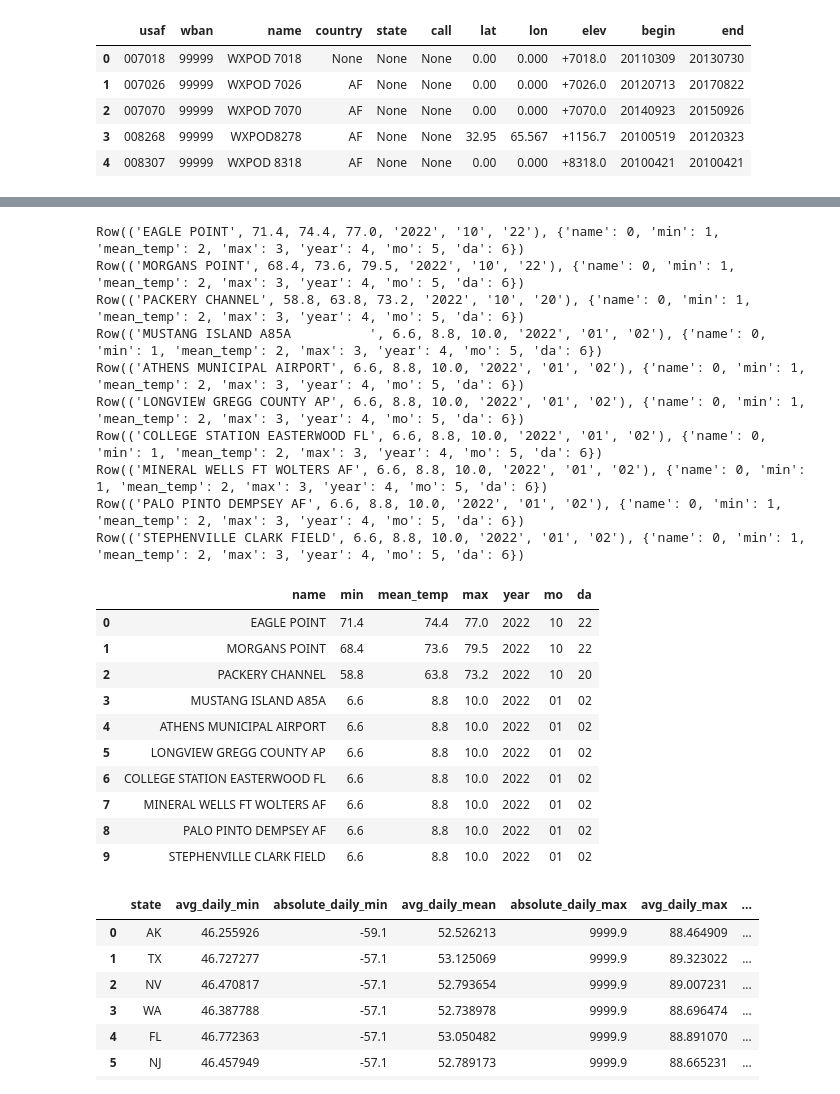
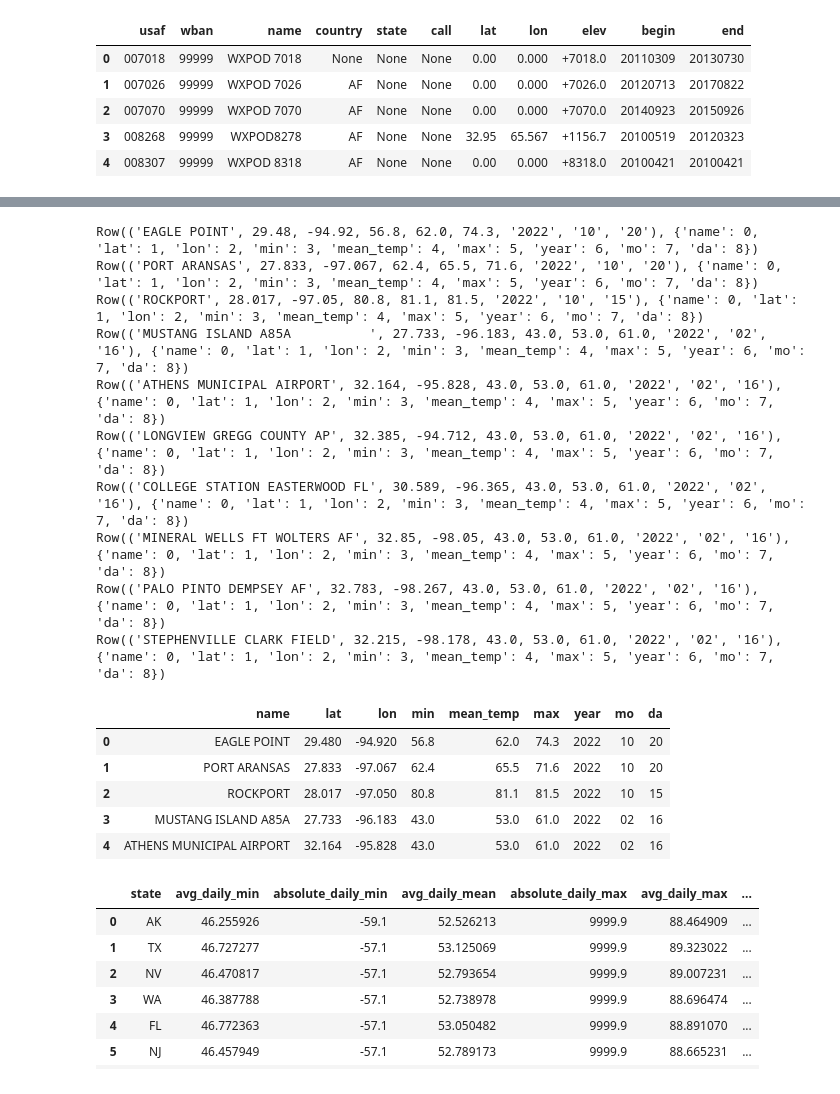
Before and after one commit to TechMax14/Project-3, a Jupyter notebook: prototypes/noaa-dataset-with-google-bigquery.ipynb, the cells around one changed output, grey strips where cells are left out. Drawn from its saved outputs; the diff is of its cells as text; code cells hidden in the pictures.

Commit message:
adding some additional queries to jupyter notebook testing performance; added example data files

```diff
--- a/prototypes/noaa-dataset-with-google-bigquery.ipynb
+++ b/prototypes/noaa-dataset-with-google-bigquery.ipynb
@@ -206,7 +206,7 @@ Row(('A05735', 68.9, 79.3, 91.9, '2022', '08', '26'), {'stn': 0, 'min': 1, 'mean
 # %%
 # Perform a query that pulls data from both the measurement and stations table
 QUERY4 = (
-    'SELECT s.name, g.min, g.temp AS mean_temp, g.max, g.year, g.mo, g.da FROM `bigquery-public-data.noaa_gsod.gsod2022` AS g '
+    'SELECT s.name, s.lat, s.lon, g.min, g.temp AS mean_temp, g.max, g.year, g.mo, g.da FROM `bigquery-public-data.noaa_gsod.gsod2022` AS g '
     'INNER JOIN `bigquery-public-data.noaa_gsod.stations` AS s ON g.stn = s.usaf '
     'WHERE s.country = "US" AND s.state = "TX" '
     'LIMIT 10')
@@ -216,31 +216,32 @@ tx_measurement_and_station_data = query_job4.result()  # Waits for query to fini
 for row in tx_measurement_and_station_data:
     print(row)
 # %% [output]
-Row(('EAGLE POINT', 71.4, 74.4, 77.0, '2022', '10', '22'), {'name': 0, 'min': 1, 'mean_temp': 2, 'max': 3, 'year': 4, 'mo': 5, 'da': 6})
-Row(('MORGANS POINT', 68.4, 73.6, 79.5, '2022', '10', '22'), {'name': 0, 'min': 1, 'mean_temp': 2, 'max': 3, 'year': 4, 'mo': 5, 'da': 6})
-Row(('PACKERY CHANNEL', 58.8, 63.8, 73.2, '2022', '10', '20'), {'name': 0, 'min': 1, 'mean_temp': 2, 'max': 3, 'year': 4, 'mo': 5, 'da': 6})
-Row(('MUSTANG ISLAND A85A          ', 6.6, 8.8, 10.0, '2022', '01', '02'), {'name': 0, 'min': 1, 'mean_temp': 2, 'max': 3, 'year': 4, 'mo': 5, 'da': 6})
-Row(('ATHENS MUNICIPAL AIRPORT', 6.6, 8.8, 10.0, '2022', '01', '02'), {'name': 0, 'min': 1, 'mean_temp': 2, 'max': 3, 'year': 4, 'mo': 5, 'da': 6})
-Row(('LONGVIEW GREGG COUNTY AP', 6.6, 8.8, 10.0, '2022', '01', '02'), {'name': 0, 'min': 1, 'mean_temp': 2, 'max': 3, 'year': 4, 'mo': 5, 'da': 6})
-Row(('COLLEGE STATION EASTERWOOD FL', 6.6, 8.8, 10.0, '2022', '01', '02'), {'name': 0, 'min': 1, 'mean_temp': 2, 'max': 3, 'year': 4, 'mo': 5, 'da': 6})
-Row(('MINERAL WELLS FT WOLTERS AF', 6.6, 8.8, 10.0, '2022', '01', '02'), {'name': 0, 'min': 1, 'mean_temp': 2, 'max': 3, 'year': 4, 'mo': 5, 'da': 6})
-Row(('PALO PINTO DEMPSEY AF', 6.6, 8.8, 10.0, '2022', '01', '02'), {'name': 0, 'min': 1, 'mean_temp': 2, 'max': 3, 'year': 4, 'mo': 5, 'da': 6})
-Row(('STEPHENVILLE CLARK FIELD', 6.6, 8.8, 10.0, '2022', '01', '02'), {'name': 0, 'min': 1, 'mean_temp': 2, 'max': 3, 'year': 4, 'mo': 5, 'da': 6})
+Row(('EAGLE POINT', 29.48, -94.92, 56.8, 62.0, 74.3, '2022', '10', '20'), {'name': 0, 'lat': 1, 'lon': 2, 'min': 3, 'mean_temp': 4, 'max': 5, 'year': 6, 'mo': 7, 'da': 8})
+Row(('PORT ARANSAS', 27.833, -97.067, 62.4, 65.5, 71.6, '2022', '10', '20'), {'name': 0, 'lat': 1, 'lon': 2, 'min': 3, 'mean_temp': 4, 'max': 5, 'year': 6, 'mo': 7, 'da': 8})
+Row(('ROCKPORT', 28.017, -97.05, 80.8, 81.1, 81.5, '2022', '10', '15'), {'name': 0, 'lat': 1, 'lon': 2, 'min': 3, 'mean_temp': 4, 'max': 5, 'year': 6, 'mo': 7, 'da': 8})
+Row(('MUSTANG ISLAND A85A          ', 27.733, -96.183, 43.0, 53.0, 61.0, '2022', '02', '16'), {'name': 0, 'lat': 1, 'lon': 2, 'min': 3, 'mean_temp': 4, 'max': 5, 'year': 6, 'mo': 7, 'da': 8})
+Row(('ATHENS MUNICIPAL AIRPORT', 32.164, -95.828, 43.0, 53.0, 61.0, '2022', '02', '16'), {'name': 0, 'lat': 1, 'lon': 2, 'min': 3, 'mean_temp': 4, 'max': 5, 'year': 6, 'mo': 7, 'da': 8})
+Row(('LONGVIEW GREGG COUNTY AP', 32.385, -94.712, 43.0, 53.0, 61.0, '2022', '02', '16'), {'name': 0, 'lat': 1, 'lon': 2, 'min': 3, 'mean_temp': 4, 'max': 5, 'year': 6, 'mo': 7, 'da': 8})
+Row(('COLLEGE STATION EASTERWOOD FL', 30.589, -96.365, 43.0, 53.0, 61.0, '2022', '02', '16'), {'name': 0, 'lat': 1, 'lon': 2, 'min': 3, 'mean_temp': 4, 'max': 5, 'year': 6, 'mo': 7, 'da': 8})
+Row(('MINERAL WELLS FT WOLTERS AF', 32.85, -98.05, 43.0, 53.0, 61.0, '2022', '02', '16'), {'name': 0, 'lat': 1, 'lon': 2, 'min': 3, 'mean_temp': 4, 'max': 5, 'year': 6, 'mo': 7, 'da': 8})
+Row(('PALO PINTO DEMPSEY AF', 32.783, -98.267, 43.0, 53.0, 61.0, '2022', '02', '16'), {'name': 0, 'lat': 1, 'lon': 2, 'min': 3, 'mean_temp': 4, 'max': 5, 'year': 6, 'mo': 7, 'da': 8})
+Row(('STEPHENVILLE CLARK FIELD', 32.215, -98.178, 43.0, 53.0, 61.0, '2022', '02', '16'), {'name': 0, 'lat': 1, 'lon': 2, 'min': 3, 'mean_temp': 4, 'max': 5, 'year': 6, 'mo': 7, 'da': 8})
 # %%
 # Put the last query into a dataframe
-query_job4.to_dataframe()
+sample_df = query_job4.to_dataframe()
+
+# and export to json
+query_job4.to_dataframe().to_json("sample_data/sample.json", orient="records")
+
+# display df header
+sample_df.head()
 # %% [output]
-|  | name | min | mean_temp | max | year | mo | da |
-| 0 | EAGLE POINT | 71.4 | 74.4 | 77.0 | 2022 | 10 | 22 |
-| 1 | MORGANS POINT | 68.4 | 73.6 | 79.5 | 2022 | 10 | 22 |
-| 2 | PACKERY CHANNEL | 58.8 | 63.8 | 73.2 | 2022 | 10 | 20 |
-| 3 | MUSTANG ISLAND A85A | 6.6 | 8.8 | 10.0 | 2022 | 01 | 02 |
-| 4 | ATHENS MUNICIPAL AIRPORT | 6.6 | 8.8 | 10.0 | 2022 | 01 | 02 |
-| 5 | LONGVIEW GREGG COUNTY AP | 6.6 | 8.8 | 10.0 | 2022 | 01 | 02 |
-| 6 | COLLEGE STATION EASTERWOOD FL | 6.6 | 8.8 | 10.0 | 2022 | 01 | 02 |
-| 7 | MINERAL WELLS FT WOLTERS AF | 6.6 | 8.8 | 10.0 | 2022 | 01 | 02 |
-| 8 | PALO PINTO DEMPSEY AF | 6.6 | 8.8 | 10.0 | 2022 | 01 | 02 |
-| 9 | STEPHENVILLE CLARK FIELD | 6.6 | 8.8 | 10.0 | 2022 | 01 | 02 |
+|  | name | lat | lon | min | mean_temp | max | year | mo | da |
+| 0 | EAGLE POINT | 29.480 | -94.920 | 56.8 | 62.0 | 74.3 | 2022 | 10 | 20 |
+| 1 | PORT ARANSAS | 27.833 | -97.067 | 62.4 | 65.5 | 71.6 | 2022 | 10 | 20 |
+| 2 | ROCKPORT | 28.017 | -97.050 | 80.8 | 81.1 | 81.5 | 2022 | 10 | 15 |
+| 3 | MUSTANG ISLAND A85A | 27.733 | -96.183 | 43.0 | 53.0 | 61.0 | 2022 | 02 | 16 |
+| 4 | ATHENS MUNICIPAL AIRPORT | 32.164 | -95.828 | 43.0 | 53.0 | 61.0 | 2022 | 02 | 16 |
 # %%
 # Perform a query that pulls data from both the measurement and stations table by state
 aggregate_query = (
```
Also changed, not shown: parts of 11 cells of this notebook, 9 other files.
